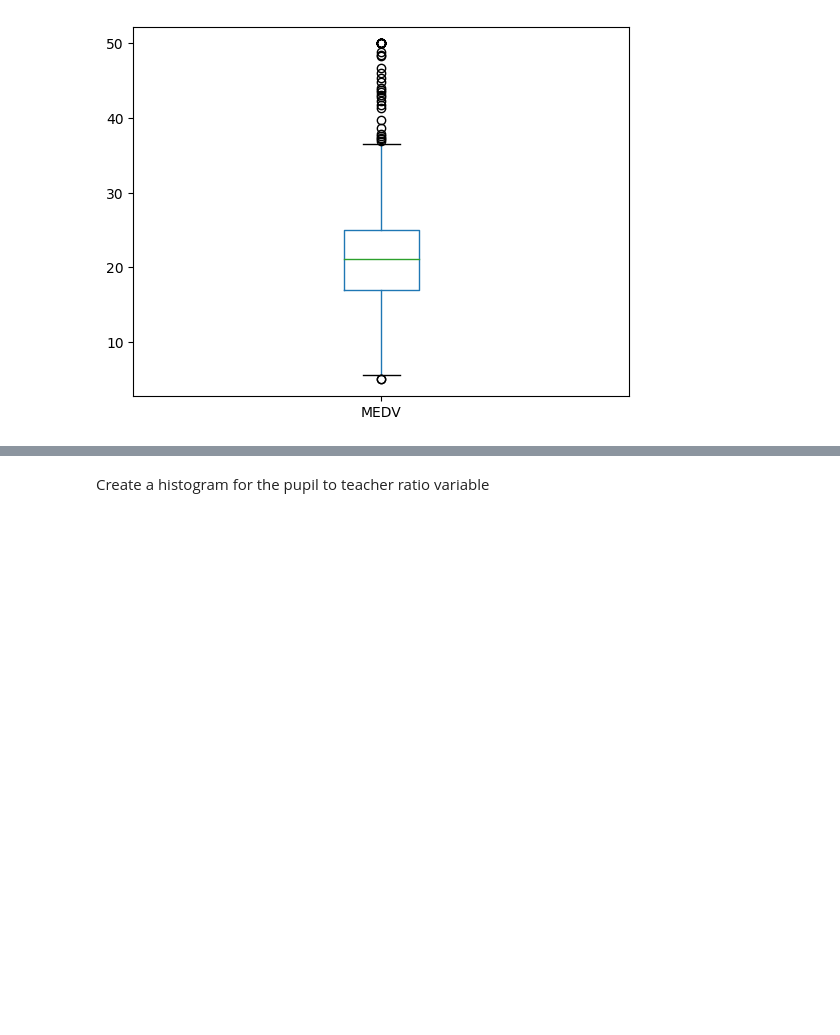
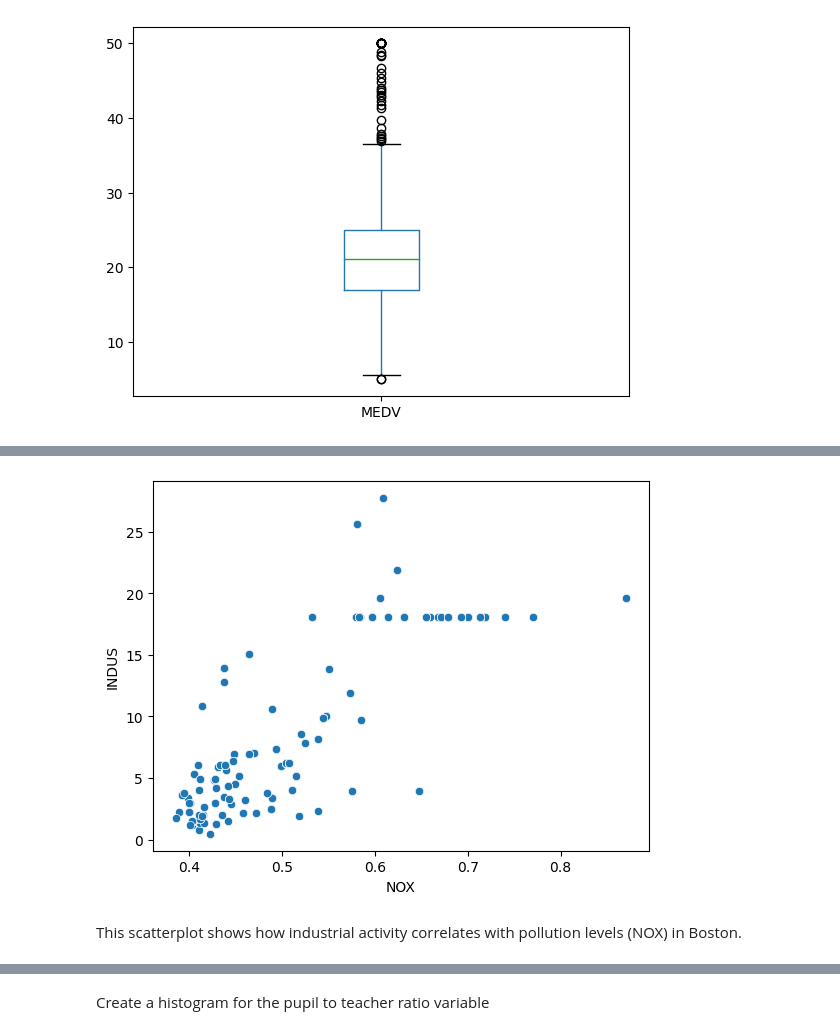
Before and after one commit to aleksandraszum/Tools-for-Data-Science, a Jupyter notebook: Optional_Peer_Graded_Assignment.jupyterlite.ipynb, the cells around one changed output, grey strips where cells are left out. Drawn from its saved outputs; the diff is of its cells as text; code cells hidden in the pictures; blank space fills up the shorter version.

```diff
--- a/Optional_Peer_Graded_Assignment.jupyterlite.ipynb
+++ b/Optional_Peer_Graded_Assignment.jupyterlite.ipynb
@@ -103 +198,8 @@ plt.show()
 Provide a scatter plot to show the relationship between Nitric oxide concentrations and the proportion of non-retail business acres per town. What can you say about the relationship?
+# %%
+ax = sns.scatterplot(x='NOX', y='INDUS', data=boston_df)
+plt.show()
+# %% [output]
+[figure, added]
+# %% [markdown]
+This scatterplot shows how industrial activity correlates with pollution levels (NOX) in Boston.
```
Also changed, not shown: parts of 42 cells of this notebook.
